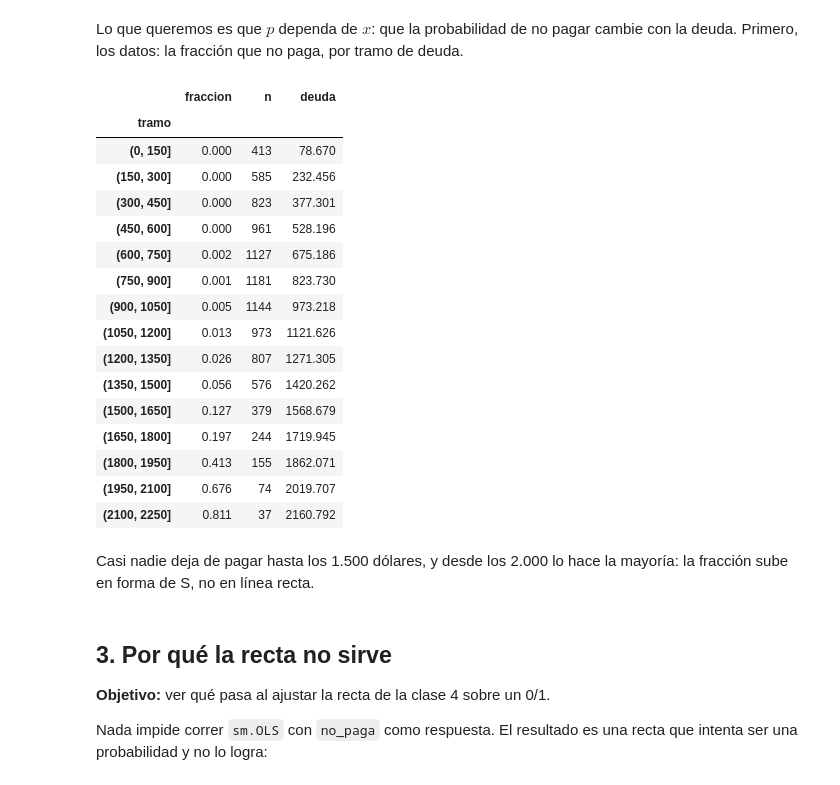
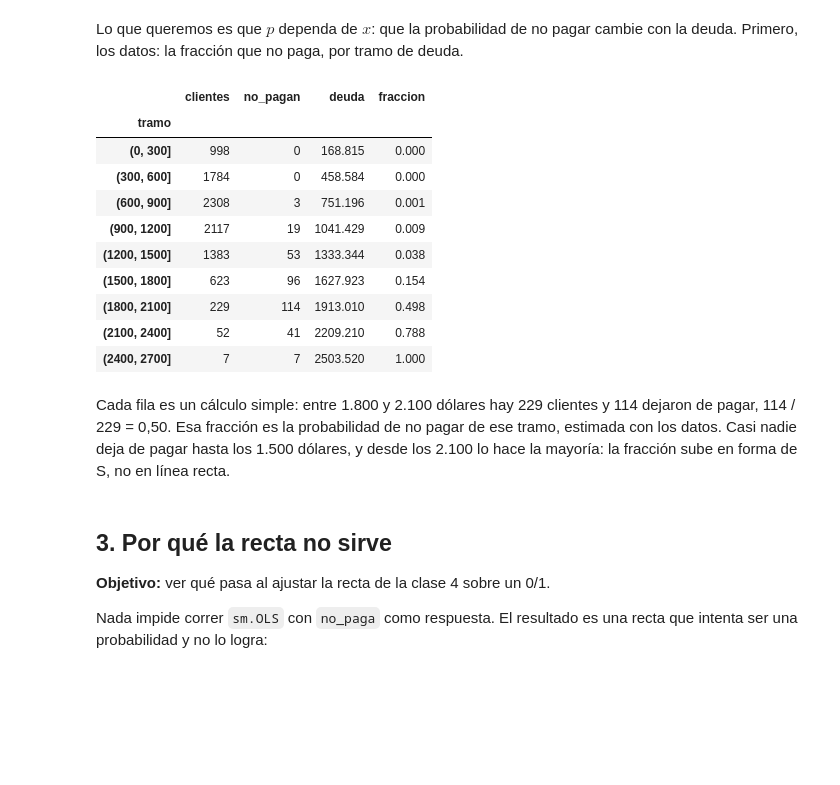
Before and after one commit to daniopitz/diplomado-cdd, a Jupyter notebook: 06_regresion_logistica.ipynb, the cells around one changed output. Drawn from its saved outputs; the diff is of its cells as text; code cells hidden in the pictures; blank space fills up the shorter version.

```diff
--- a/06_regresion_logistica.ipynb
+++ b/06_regresion_logistica.ipynb
@@ -65,30 +65,25 @@ clientes: 10000 | dejaron de pagar: 333 | proporción p = 0.033
 # %% [markdown]
 Lo que queremos es que $p$ dependa de $x$: que la probabilidad de no pagar cambie con la deuda. Primero, los datos: la fracción que no paga, por tramo de deuda.
 # %%
-# pd.cut agrupa la deuda en tramos de 150 dólares; en cada tramo, la media de no_paga es la fracción que no paga
-clientes["tramo"] = pd.cut(clientes["balance"], np.arange(0, 2701, 150))
-por_tramo = clientes.groupby("tramo", observed=True).agg(fraccion=("no_paga", "mean"), n=("no_paga", "size"), deuda=("balance", "mean"))
-por_tramo[por_tramo["n"] >= 20]
+# pd.cut agrupa la deuda en tramos de 300 dólares; en cada tramo se cuenta cuántos clientes hay y cuántos no pagan
+clientes["tramo"] = pd.cut(clientes["balance"], np.arange(0, 2701, 300))
+por_tramo = clientes.groupby("tramo", observed=True).agg(clientes=("no_paga", "size"), no_pagan=("no_paga", "sum"), deuda=("balance", "mean"))
+por_tramo["fraccion"] = por_tramo["no_pagan"] / por_tramo["clientes"]   # la fracción que no paga: la probabilidad estimada en el tramo
+por_tramo
 # %% [output]
-|  | fraccion | n | deuda |
-| tramo |  |  |  |
-| (0, 150] | 0.000 | 413 | 78.670 |
-| (150, 300] | 0.000 | 585 | 232.456 |
-| (300, 450] | 0.000 | 823 | 377.301 |
-| (450, 600] | 0.000 | 961 | 528.196 |
-| (600, 750] | 0.002 | 1127 | 675.186 |
-| (750, 900] | 0.001 | 1181 | 823.730 |
-| (900, 1050] | 0.005 | 1144 | 973.218 |
-| (1050, 1200] | 0.013 | 973 | 1121.626 |
-| (1200, 1350] | 0.026 | 807 | 1271.305 |
-| (1350, 1500] | 0.056 | 576 | 1420.262 |
-| (1500, 1650] | 0.127 | 379 | 1568.679 |
-| (1650, 1800] | 0.197 | 244 | 1719.945 |
-| (1800, 1950] | 0.413 | 155 | 1862.071 |
-| (1950, 2100] | 0.676 | 74 | 2019.707 |
-| (2100, 2250] | 0.811 | 37 | 2160.792 |
+|  | clientes | no_pagan | deuda | fraccion |
+| tramo |  |  |  |  |
+| (0, 300] | 998 | 0 | 168.815 | 0.000 |
+| (300, 600] | 1784 | 0 | 458.584 | 0.000 |
+| (600, 900] | 2308 | 3 | 751.196 | 0.001 |
+| (900, 1200] | 2117 | 19 | 1041.429 | 0.009 |
+| (1200, 1500] | 1383 | 53 | 1333.344 | 0.038 |
+| (1500, 1800] | 623 | 96 | 1627.923 | 0.154 |
+| (1800, 2100] | 229 | 114 | 1913.010 | 0.498 |
+| (2100, 2400] | 52 | 41 | 2209.210 | 0.788 |
+| (2400, 2700] | 7 | 7 | 2503.520 | 1.000 |
 # %% [markdown]
-Casi nadie deja de pagar hasta los 1.500 dólares, y desde los 2.000 lo hace la mayoría: la fracción sube en forma de S, no en línea recta.
+Cada fila es un cálculo simple: entre 1.800 y 2.100 dólares hay 229 clientes y 114 dejaron de pagar, 114 / 229 = 0,50. Esa fracción es la probabilidad de no pagar de ese tramo, estimada con los datos. Casi nadie deja de pagar hasta los 1.500 dólares, y desde los 2.100 lo hace la mayoría: la fracción sube en forma de S, no en línea recta.
 # %% [markdown]
 ## 3. Por qué la recta no sirve
 
```
Also changed, not shown: parts of 4 cells of this notebook, 5 other files.
